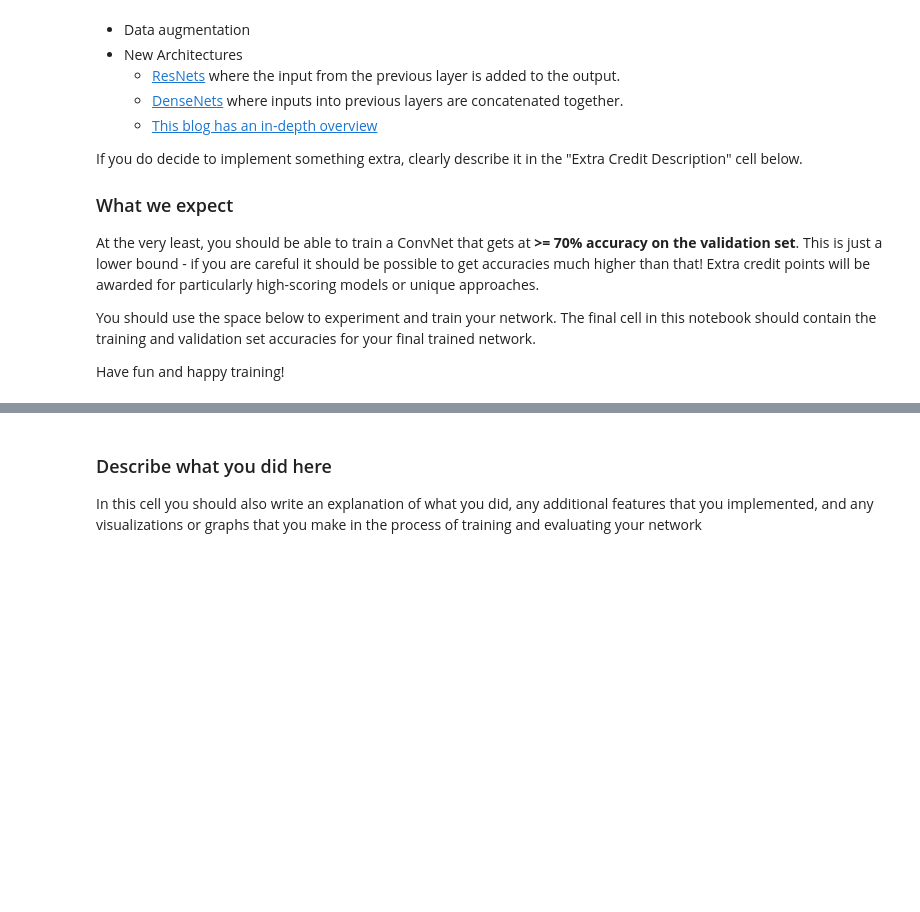
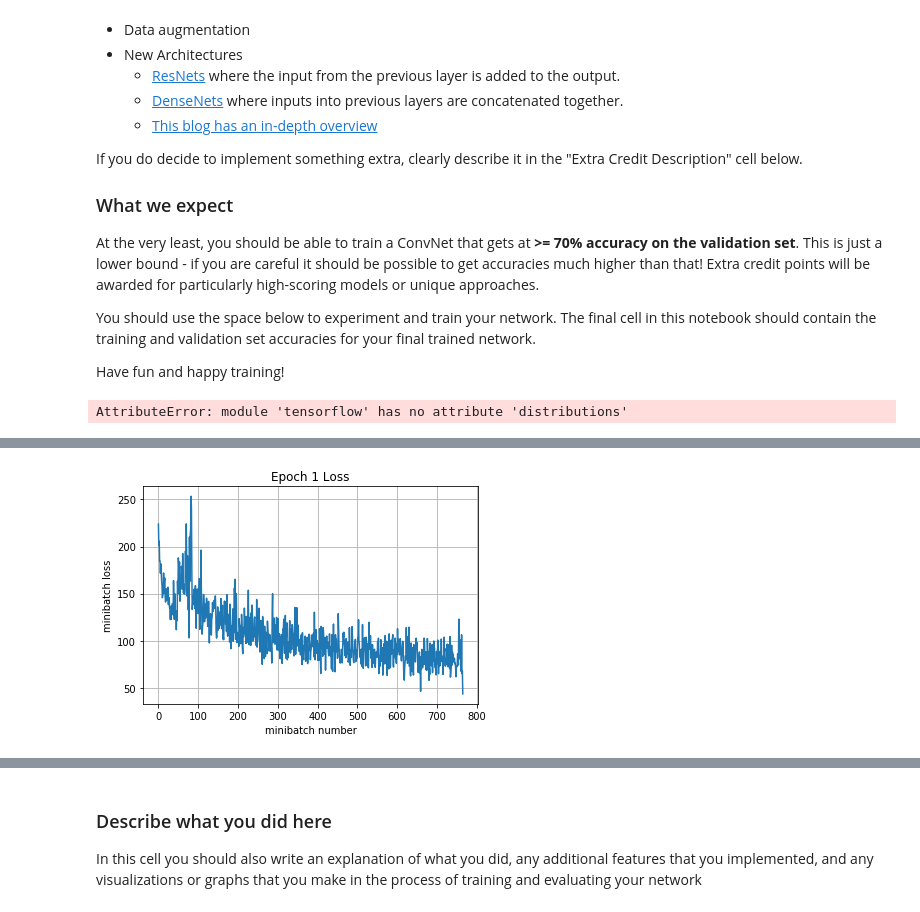
Before and after one commit to lawson1225/cs231n, a Jupyter notebook: cs231n/assignments/assignment2/TensorFlow.ipynb, the cells around one changed output, grey strips where cells are left out. Saved outputs shown, nothing was run; the diff lists cells and outputs as text; code cells hidden in the pictures; blank space fills up the shorter version.

Commit message:
Finish myModel

```diff
--- a/cs231n/assignments/assignment2/TensorFlow.ipynb
+++ b/cs231n/assignments/assignment2/TensorFlow.ipynb
@@ -366,9 +366,11 @@ First, set up an **RMSprop optimizer** (using a 1e-3 learning rate) and a **cros
 #    mean_loss: a TensorFlow variable (scalar) with numerical loss
 #    optimizer: a TensorFlow optimizer
 # This should be ~3 lines of code!
-mean_loss = None
-optimizer = None
-pass
+optimizer = tf.train.RMSPropOptimizer(1e-3) # select optimizer and set learning rate
+
+# define our loss
+total_loss = tf.losses.softmax_cross_entropy(tf.one_hot(y,10),logits=y_out)
+mean_loss = tf.reduce_mean(total_loss)
 # %%
 # batch normalization in tensorflow requires this extra dependency
 extra_update_ops = tf.get_collection(tf.GraphKeys.UPDATE_OPS)
@@ -462,0 +458,4 @@ with tf.control_dependencies(extra_update_ops):
+# %%
+lr = 10**tf.distributions.Uniform(-3,-6)
+# %% [output]
+AttributeError: module 'tensorflow' has no attribute 'distributions'
@@ -469,6 +523,7 @@ sess = tf.Session()
 
 sess.run(tf.global_variables_initializer())
 print('Training')
-run_model(sess,y_out,mean_loss,X_train,y_train,10,64,100,train_step,True)
+run_model(sess,y_out,mean_loss,X_train,y_train,5,64,100,train_step,True)
 print('Validation')
 run_model(sess,y_out,mean_loss,X_val,y_val,1,64)
+# %% [output]
@@ -474,0 +540 @@ run_model(sess,y_out,mean_loss,X_val,y_val,1,64)
+[figure, added]
```
Also changed, not shown: parts of 8 cells of this notebook.
